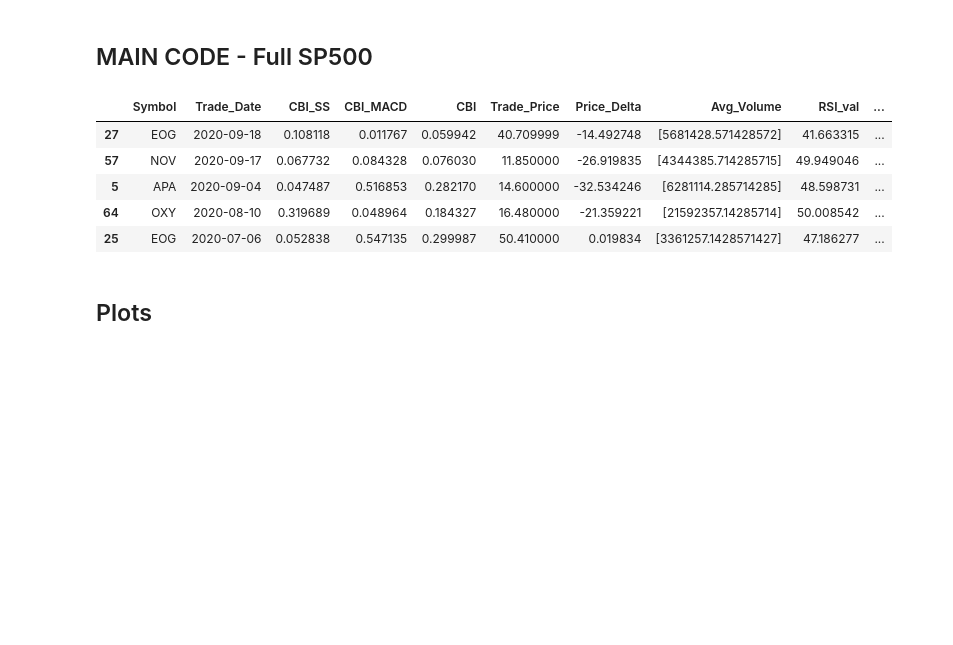
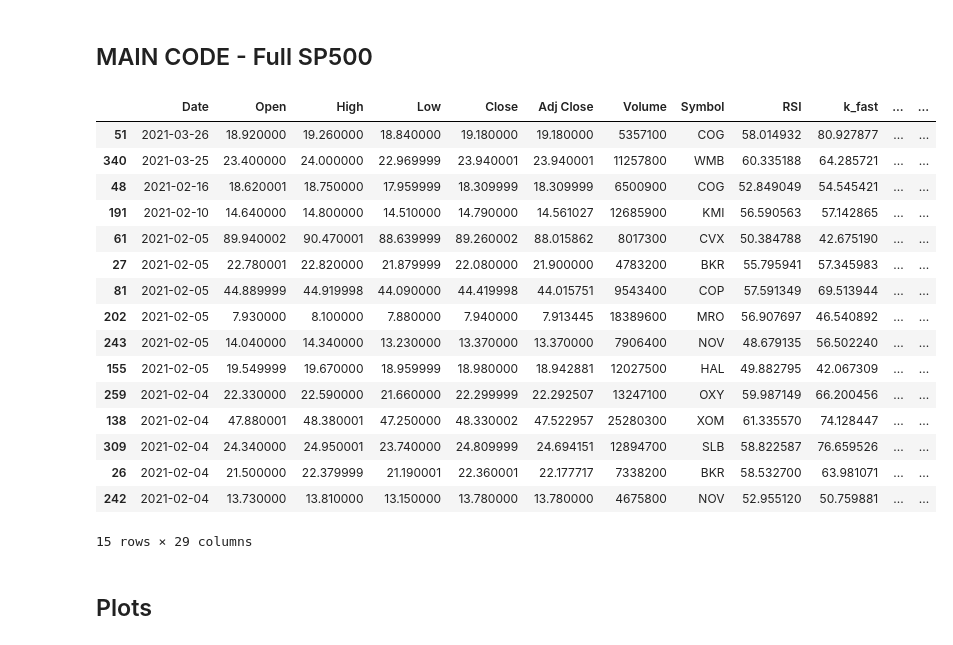
Before and after one commit to arjygh/stocksandoptions, a Jupyter notebook: stonks.ipynb, the cells around one changed output. Cells and saved outputs as stored; diff of their text form; code cells hidden in the pictures; blank space fills up the shorter version.

```diff
--- a/stonks.ipynb
+++ b/stonks.ipynb
@@ -369,8 +392,8 @@ start_time = '2019-10-01'
 end_time = '2021-04-18'
 
 # start and end dates of trading period
-trade_days_start = '2019-04-12'
-trade_days_end = '2021-04-16'
+trade_days_start = '2020-04-12'
+trade_days_end = '2021-03-30'
 test_days = pd.bdate_range(trade_days_start, trade_days_end)
 
 sector_list = list(sp500['GICS Sector'].unique())
@@ -394,20 +417,31 @@ if not passed_trades.size:
 passed_trades = passed_trades.merge(sp500, how='left', on='Symbol')
 passed_trades.head()
 
-run_time = datetime.datetime.now().date().isoformat()
-filename = 'sp500_passed_trades2018'+str(run_time)+'.csv'
-passed_trades.to_csv(filename)
+#run_time = datetime.datetime.now().date().isoformat()
+#filename = 'sp500_passed_trades_from_'+str(trade_days_start)+'_to_'+str(trade_days_end)+'_at_'+str(run_time)+'.csv'
+#passed_trades.to_csv(filename)
 #sp500.to_csv('sp500.csv')
 # %%
-passed_trades.sort_values(by=['Trade_Date', 'CBI'], ascending=False, inplace=True)
+passed_trades.sort_values(by=['Date', 'CBI'], ascending=False, inplace=True)
 passed_trades[passed_trades['CBI']<0.30].head(15)
 # %% [output]
-|  | Symbol | Trade_Date | CBI_SS | CBI_MACD | CBI | Trade_Price | Price_Delta | Avg_Volume | RSI_val | ... |
-| 27 | EOG | 2020-09-18 | 0.108118 | 0.011767 | 0.059942 | 40.709999 | -14.492748 | [5681428.571428572] | 41.663315 | ... |
-| 57 | NOV | 2020-09-17 | 0.067732 | 0.084328 | 0.076030 | 11.850000 | -26.919835 | [4344385.714285715] | 49.949046 | ... |
-| 5 | APA | 2020-09-04 | 0.047487 | 0.516853 | 0.282170 | 14.600000 | -32.534246 | [6281114.285714285] | 48.598731 | ... |
-| 64 | OXY | 2020-08-10 | 0.319689 | 0.048964 | 0.184327 | 16.480000 | -21.359221 | [21592357.14285714] | 50.008542 | ... |
-| 25 | EOG | 2020-07-06 | 0.052838 | 0.547135 | 0.299987 | 50.410000 | 0.019834 | [3361257.1428571427] | 47.186277 | ... |
+|  | Date | Open | High | Low | Close | Adj Close | Volume | Symbol | RSI | k_fast | ... | ... |
+| 51 | 2021-03-26 | 18.920000 | 19.260000 | 18.840000 | 19.180000 | 19.180000 | 5357100 | COG | 58.014932 | 80.927877 | ... | ... |
+| 340 | 2021-03-25 | 23.400000 | 24.000000 | 22.969999 | 23.940001 | 23.940001 | 11257800 | WMB | 60.335188 | 64.285721 | ... | ... |
+| 48 | 2021-02-16 | 18.620001 | 18.750000 | 17.959999 | 18.309999 | 18.309999 | 6500900 | COG | 52.849049 | 54.545421 | ... | ... |
+| 191 | 2021-02-10 | 14.640000 | 14.800000 | 14.510000 | 14.790000 | 14.561027 | 12685900 | KMI | 56.590563 | 57.142865 | ... | ... |
+| 61 | 2021-02-05 | 89.940002 | 90.470001 | 88.639999 | 89.260002 | 88.015862 | 8017300 | CVX | 50.384788 | 42.675190 | ... | ... |
+| 27 | 2021-02-05 | 22.780001 | 22.820000 | 21.879999 | 22.080000 | 21.900000 | 4783200 | BKR | 55.795941 | 57.345983 | ... | ... |
+| 81 | 2021-02-05 | 44.889999 | 44.919998 | 44.090000 | 44.419998 | 44.015751 | 9543400 | COP | 57.591349 | 69.513944 | ... | ... |
+| 202 | 2021-02-05 | 7.930000 | 8.100000 | 7.880000 | 7.940000 | 7.913445 | 18389600 | MRO | 56.907697 | 46.540892 | ... | ... |
+| 243 | 2021-02-05 | 14.040000 | 14.340000 | 13.230000 | 13.370000 | 13.370000 | 7906400 | NOV | 48.679135 | 56.502240 | ... | ... |
+| 155 | 2021-02-05 | 19.549999 | 19.670000 | 18.959999 | 18.980000 | 18.942881 | 12027500 | HAL | 49.882795 | 42.067309 | ... | ... |
+| 259 | 2021-02-04 | 22.330000 | 22.590000 | 21.660000 | 22.299999 | 22.292507 | 13247100 | OXY | 59.987149 | 66.200456 | ... | ... |
+| 138 | 2021-02-04 | 47.880001 | 48.380001 | 47.250000 | 48.330002 | 47.522957 | 25280300 | XOM | 61.335570 | 74.128447 | ... | ... |
+| 309 | 2021-02-04 | 24.340000 | 24.950001 | 23.740000 | 24.809999 | 24.694151 | 12894700 | SLB | 58.822587 | 76.659526 | ... | ... |
+| 26 | 2021-02-04 | 21.500000 | 22.379999 | 21.190001 | 22.360001 | 22.177717 | 7338200 | BKR | 58.532700 | 63.981071 | ... | ... |
+| 242 | 2021-02-04 | 13.730000 | 13.810000 | 13.150000 | 13.780000 | 13.780000 | 4675800 | NOV | 52.955120 | 50.759881 | ... | ... |
+15 rows × 29 columns
 # %% [markdown]
 ## Plots
 # %%
```
Also changed, not shown: parts of 3 cells of this notebook.
